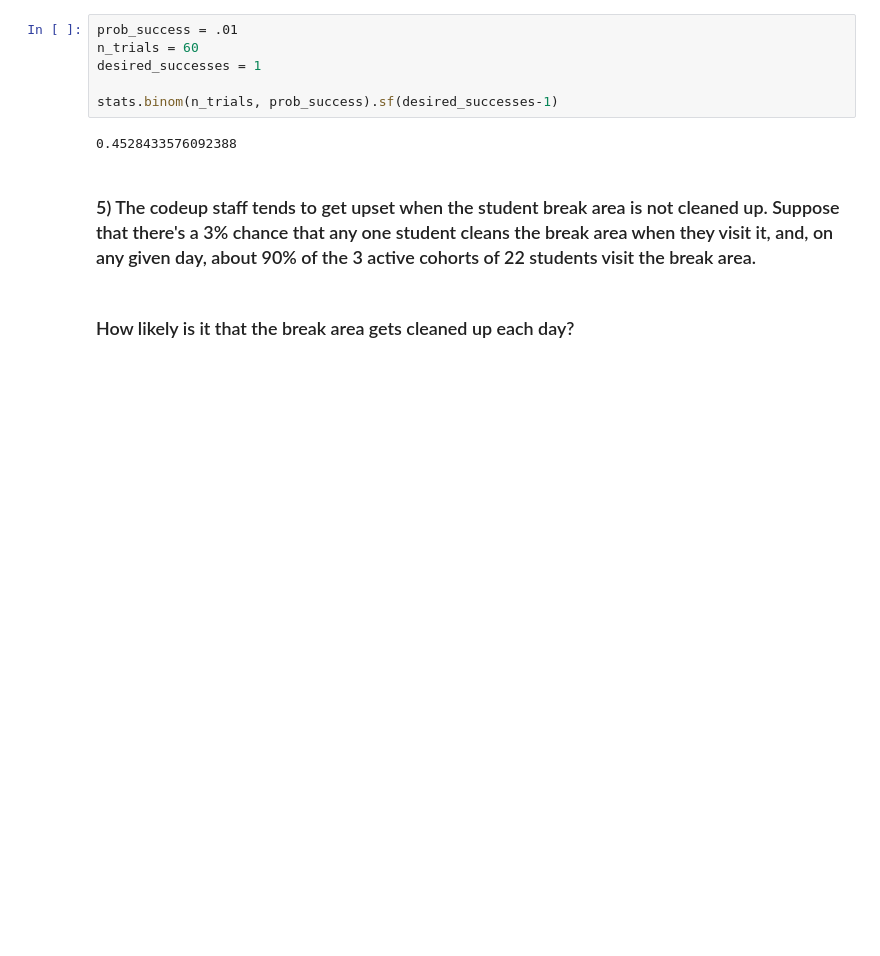
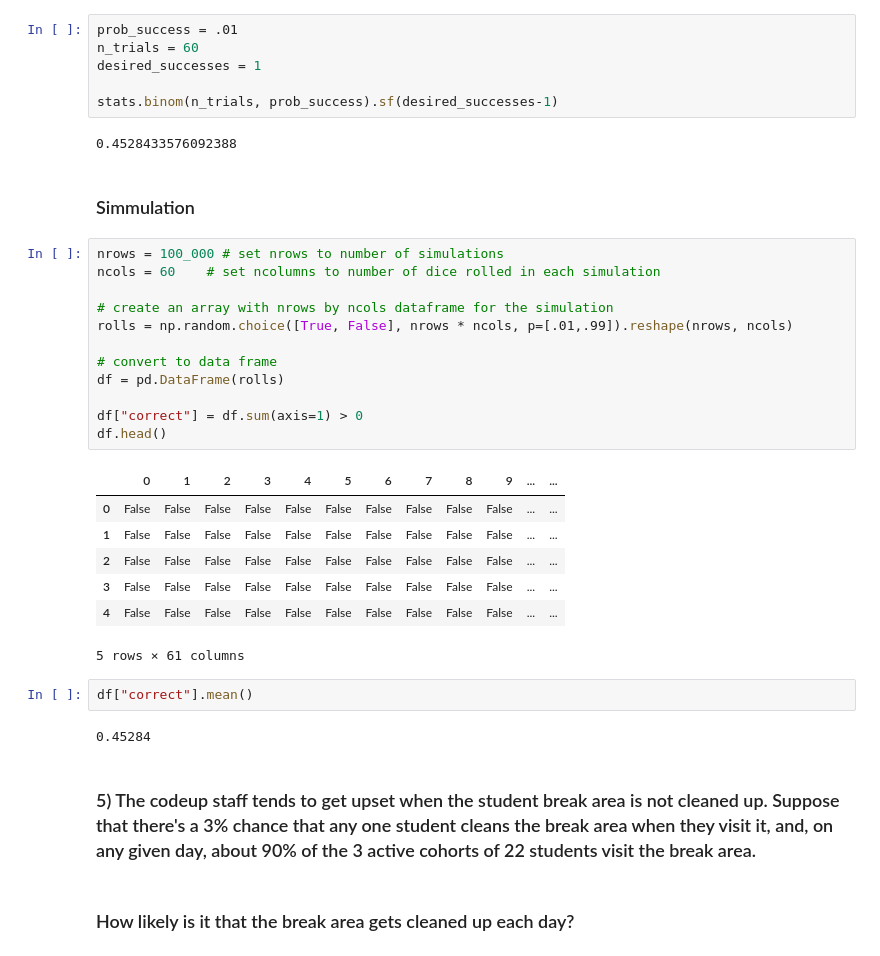
Before and after one commit to Johndsalas/lesson_prep, a Jupyter notebook: probability_distributions_exercises.ipynb, the cells around one changed output. Drawn from its saved outputs; the diff is of its cells as text; blank space fills up the shorter version.

Commit message:
Finished Distribution Simulations

```diff
--- a/probability_distributions_exercises.ipynb
+++ b/probability_distributions_exercises.ipynb
@@ -190,6 +423,32 @@ desired_successes = 1
 stats.binom(n_trials, prob_success).sf(desired_successes-1)
 # %% [output]
 0.4528433576092388
+# %% [markdown]
+### Simmulation
+# %%
+nrows = 100_000 # set nrows to number of simulations
+ncols = 60    # set ncolumns to number of dice rolled in each simulation
+
+# create an array with nrows by ncols dataframe for the simulation
+rolls = np.random.choice([True, False], nrows * ncols, p=[.01,.99]).reshape(nrows, ncols)
+
+# convert to data frame
+df = pd.DataFrame(rolls)
+
+df["correct"] = df.sum(axis=1) > 0
+df.head()
+# %% [output]
+|  | 0 | 1 | 2 | 3 | 4 | 5 | 6 | 7 | 8 | 9 | ... | ... |
+| 0 | False | False | False | False | False | False | False | False | False | False | ... | ... |
+| 1 | False | False | False | False | False | False | False | False | False | False | ... | ... |
+| 2 | False | False | False | False | False | False | False | False | False | False | ... | ... |
+| 3 | False | False | False | False | False | False | False | False | False | False | ... | ... |
+| 4 | False | False | False | False | False | False | False | False | False | False | ... | ... |
+5 rows × 61 columns
+# %%
+df["correct"].mean()
+# %% [output]
+0.45284
 # %% [markdown]
 ### 5) The codeup staff tends to get upset when the student break area is not cleaned up. Suppose that there's a 3% chance that any one student cleans the break area when they visit it, and, on any given day, about 90% of the 3 active cohorts of 22 students visit the break area.
 # %% [markdown]
```
Also changed, not shown: parts of 53 cells of this notebook, 1 other file.
